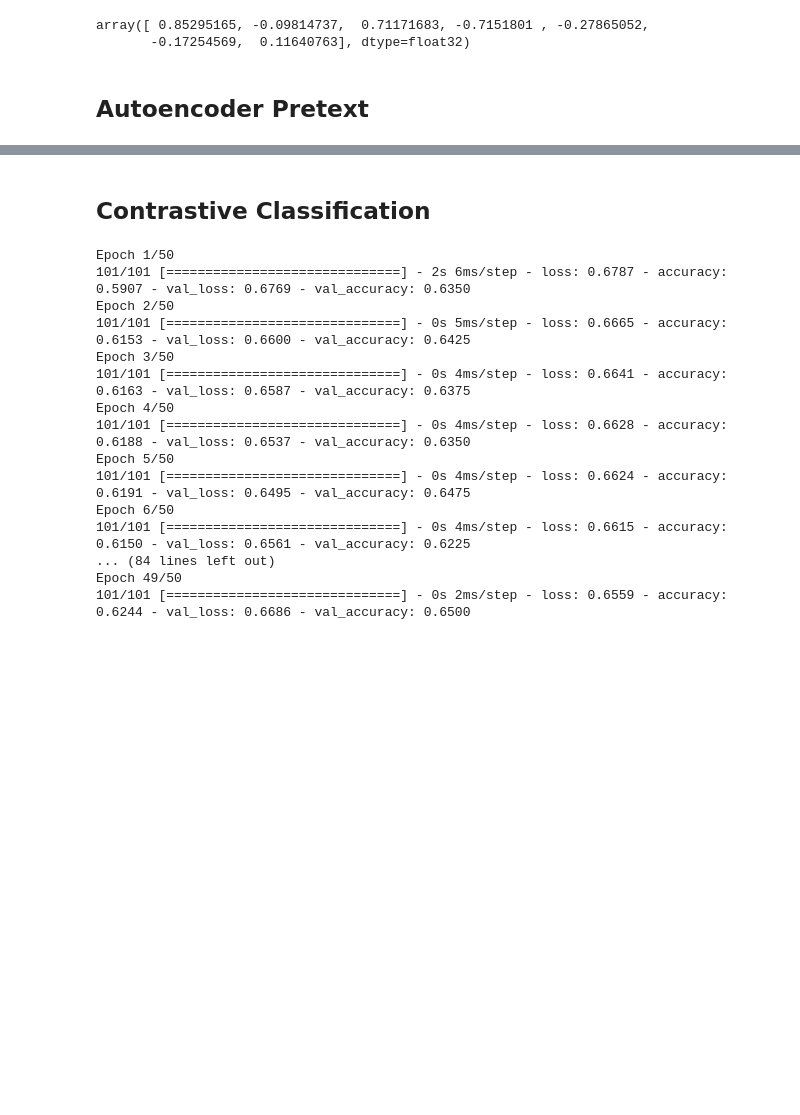
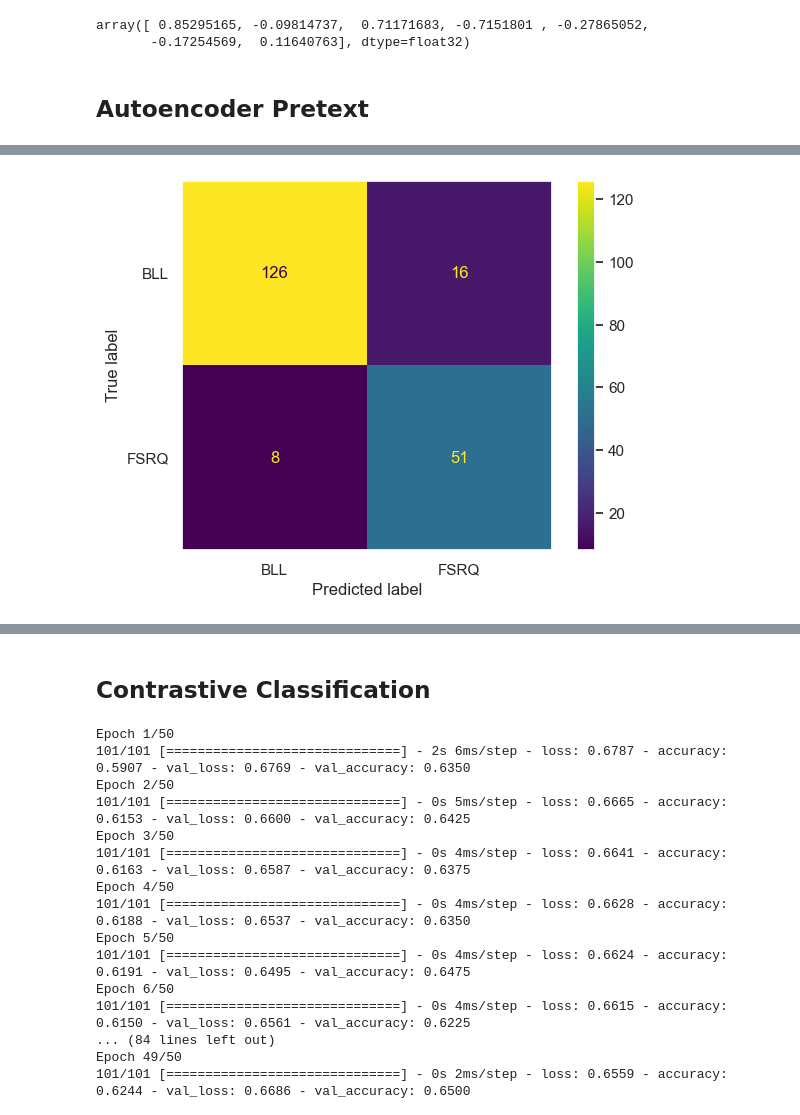
Before and after one commit to abhimanyu911/bcu-classification, a Jupyter notebook: BCU_Classifier.ipynb, the cells around one changed output, grey strips where cells are left out. Drawn from its saved outputs; the diff is of its cells as text; code cells hidden in the pictures; blank space fills up the shorter version.

```diff
--- a/BCU_Classifier.ipynb
+++ b/BCU_Classifier.ipynb
@@ -211,0 +338,6 @@ Epoch 20/20
+# %%
+from sklearn.metrics import roc_auc_score, classification_report
+classification_model.load_weights('./ssl_ckpt/weights_epoch_612.h5')
+predictions = classification_model.predict(encoded_features_test)
+print(roc_auc_score(y_test, predictions))
+print(classification_report(y_test, np.round(predictions), digits = 3))
@@ -211,0 +354,9 @@ Epoch 20/20
+# %%
+sns.set(style="dark")
+from sklearn.metrics import confusion_matrix, ConfusionMatrixDisplay
+cm = confusion_matrix(y_test, np.round(predictions))
+disp = ConfusionMatrixDisplay(confusion_matrix=cm, display_labels=['BLL', 'FSRQ'])
+disp.plot()
+plt.show()
+# %% [output]
+[figure, added]
```
Also changed, not shown: parts of 11 cells of this notebook, 1 other file.
